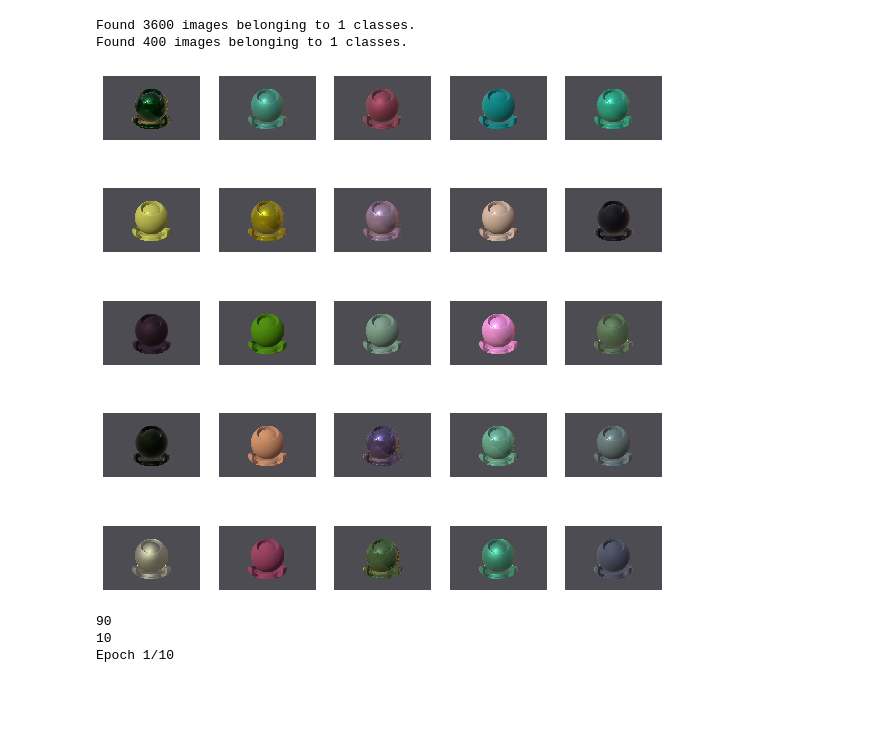
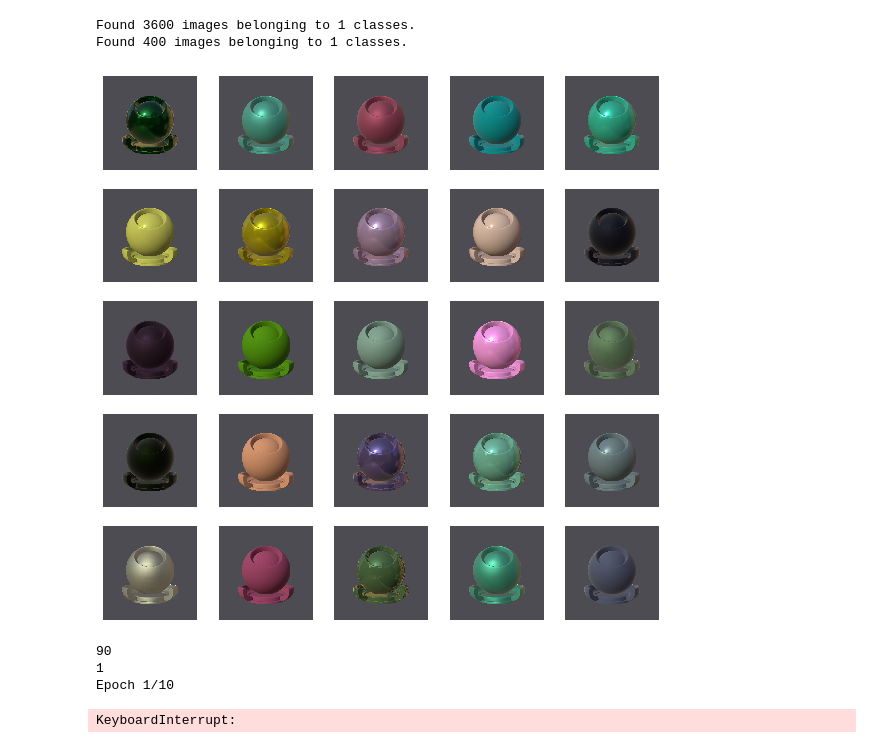
Before and after one commit to rutajoshi/cs230project, a Jupyter notebook: Logistic Regression Experiments_FullDataset.ipynb, the cells around one changed output. Saved outputs shown, nothing was run; the diff lists cells and outputs as text; code cells hidden in the pictures; blank space fills up the shorter version.

```diff
--- a/Logistic Regression Experiments_FullDataset.ipynb
+++ b/Logistic Regression Experiments_FullDataset.ipynb
@@ -91,11 +91,13 @@ def crop(img):
     crop_size = 855
     return tf.image.crop_to_bounding_box(img, 0, 212, crop_size, crop_size)
 
-def label_gen(labels):
+def label_gen(labels, batch_size):
     num = 0
     while True:
         yield labels[num: num + BATCH_SIZE, :]
-        num += BATCH_SIZE
+        num += batch_size
+        if (num >= len(labels)):
+            num = 0
 
 def crop_generator(batches, labels, crop_length):
     while True:
@@ -131,16 +133,11 @@ def show_batch(image_batch, label_batch):
       ax = plt.subplot(5,5,n+1)
       plt.imshow(image_batch[n])
       plt.axis('off')
-# %%
-image_batch, label_batch = next(train_data_gen)
-show_batch(image_batch, label_batch)
-# %% [output]
-[figure, removed]
 # %%
 Y_train = np_labels[:3600]
 Y_test = np_labels[3600:]
-Y_train_gen = label_gen(Y_train)
-Y_test_gen = label_gen(Y_test)
+Y_train_gen = label_gen(Y_train, BATCH_SIZE)
+Y_test_gen = label_gen(Y_test, 400)
 # %%
 model = tf.keras.Sequential()
 model.add(layers.Flatten())
@@ -150,6 +147,11 @@ model.compile(loss='mean_squared_error', optimizer='adam', metrics=['accuracy'])
 # %%
 train_crops = crop_generator(train_data_gen, Y_train_gen, 855)
 test_crops = crop_generator(test_data_gen, Y_test_gen, 855)
+# %%
+image_batch, label_batch = next(train_crops)
+show_batch(image_batch, label_batch)
+# %% [output]
+[figure, added]
 # %%
 # Define the Keras TensorBoard callback.
 logdir="logs/" + datetime.now().strftime("%Y%m%d-%H%M%S")
@@ -157,9 +159,6 @@ tensorboard_callback = keras.callbacks.TensorBoard(log_dir=logdir)
 # %%
 STEP_SIZE_TRAIN=train_data_gen.n//train_data_gen.batch_size
 STEP_SIZE_VALID=test_data_gen.n//test_data_gen.batch_size
-
-print(STEP_SIZE_TRAIN)
-print(STEP_SIZE_VALID)
 
 model.fit_generator(generator=train_crops,
                     steps_per_epoch=STEP_SIZE_TRAIN,
@@ -169,11 +168,12 @@ model.fit_generator(generator=train_crops,
                     max_queue_size=10,
                     workers=1,
                     use_multiprocessing=False,
-                    callbacks=[tensorboard_callback]
+                    callbacks=[]
 )
 # %% [output]
 90
-10
+1
 Epoch 1/10
+KeyboardInterrupt:
 # %%
 parameters = model(train_data_gen, Y_train, test_data_gen, Y_test)
```
Also changed, not shown: parts of 1 cell of this notebook.
